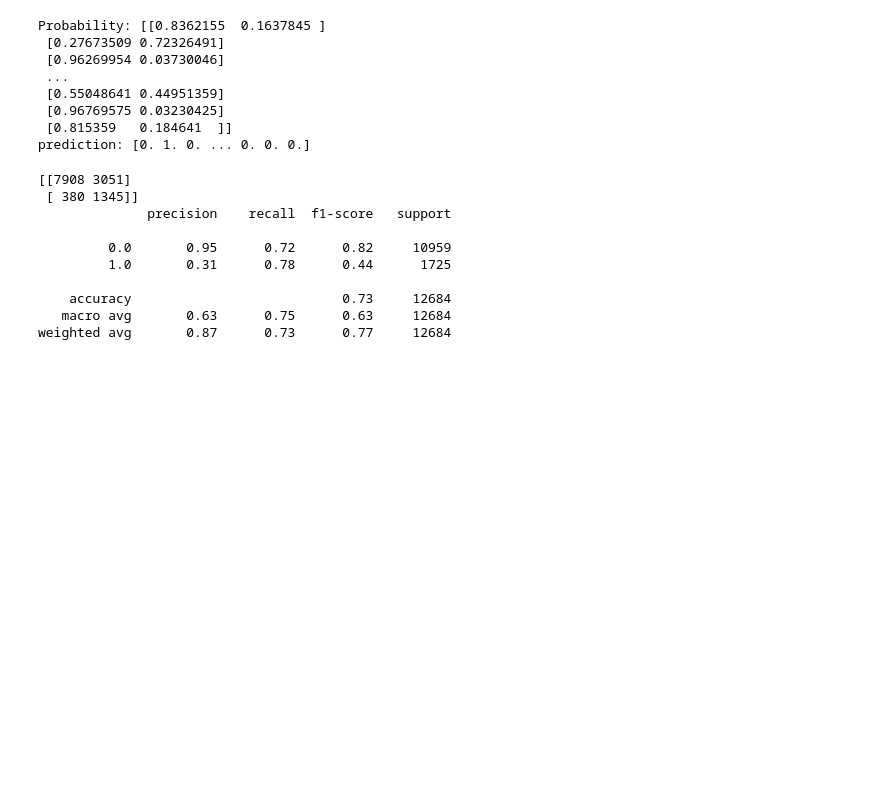
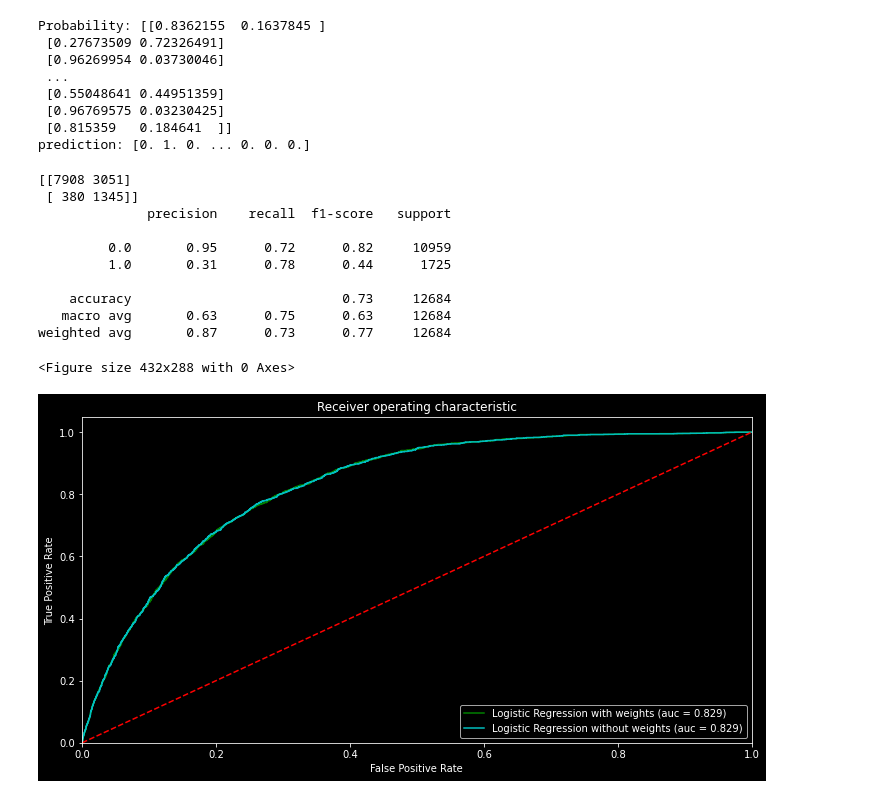
Before and after one commit to yaaacii/CS422ML-Diabetes-Model, a Jupyter notebook: allOThem.ipynb, the cells around one changed output. Saved outputs shown, nothing was run; the diff lists cells and outputs as text; code cells hidden in the pictures; blank space fills up the shorter version.

```diff
--- a/allOThem.ipynb
+++ b/allOThem.ipynb
@@ -427,11 +440,11 @@ y = data.iloc[:,0]
 X_train, X_test, y_train, y_test = train_test_split(X, y, test_size = 0.05, random_state = 42)
 # %%
 #training and fitting Logistic Regression to model
-LGmodel = LogisticRegression(solver='liblinear', random_state=0, class_weight= 'balanced')
-LGmodel.fit(X_train,y_train)
+LGweightmodel = LogisticRegression(solver='liblinear', random_state=0, class_weight= 'balanced')
+LGweightmodel.fit(X_train,y_train)
 
 #evaluating model
-accuracy = LGmodel.score(X_test, y_test)
+accuracy = LGweightmodel.score(X_test, y_test)
 print("accuracy = ", accuracy * 100, "%")
 # %% [output]
 accuracy =  72.95017344686218 %
@@ -467,3 +480,36 @@ print(classification_report(y_test, prediction))
     accuracy                           0.73     12684
    macro avg       0.63      0.75      0.63     12684
 weighted avg       0.87      0.73      0.77     12684
+# %%
+#Logistic Regression w/o weights
+X = data.iloc[:,1:-1]
+y = data.iloc[:,0]
+X_train, X_test, y_train, y_test = train_test_split(X, y, test_size = 0.05, random_state = 42)
+y_pred_proba = LGmodel.predict_proba(X_test)[::,1]
+fprLG, tprLG, _ = metrics.roc_curve(y_test,  y_pred_proba)
+aucLG = metrics.roc_auc_score(y_test, y_pred_proba)
+
+#Logistic Regression w/ weights
+
+y_pred_proba_weight = LGweightmodel.predict_proba(X_test)[::,1]
+fprLGweight, tprLGweight, _ = metrics.roc_curve(y_test, y_pred_proba_weight)
+aucLGweight = metrics.roc_auc_score(y_test, y_pred_proba_weight)
+
+
+
+plt.figure()
+plt.figure(figsize=(12, 6))
+plt.plot(fprLGweight,tprLGweight,label="Logistic Regression with weights (auc = %0.3f)" % aucLGweight, color = 'g')
+plt.plot(fprLG,tprLG,label="Logistic Regression without weights (auc = %0.3f)" % aucLG, color = 'c')
+plt.plot([0, 1], [0, 1],'r--')
+plt.xlim([0.0, 1.0])
+plt.ylim([0.0, 1.05])
+plt.xlabel('False Positive Rate')
+plt.ylabel('True Positive Rate')
+plt.title('Receiver operating characteristic')
+plt.legend(loc="lower right")
+plt.savefig('Log_ROC')
+plt.show()
+# %% [output]
+<Figure size 432x288 with 0 Axes>
+[figure, added]
```
Also changed, not shown: parts of 10 cells of this notebook.
